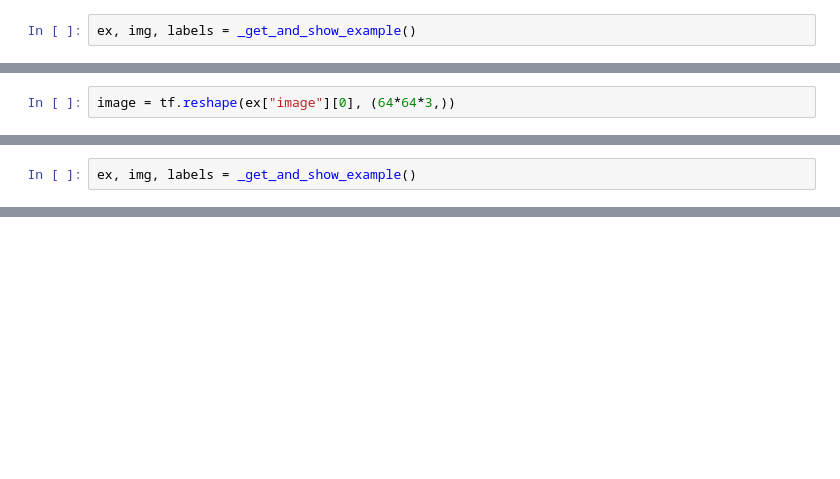
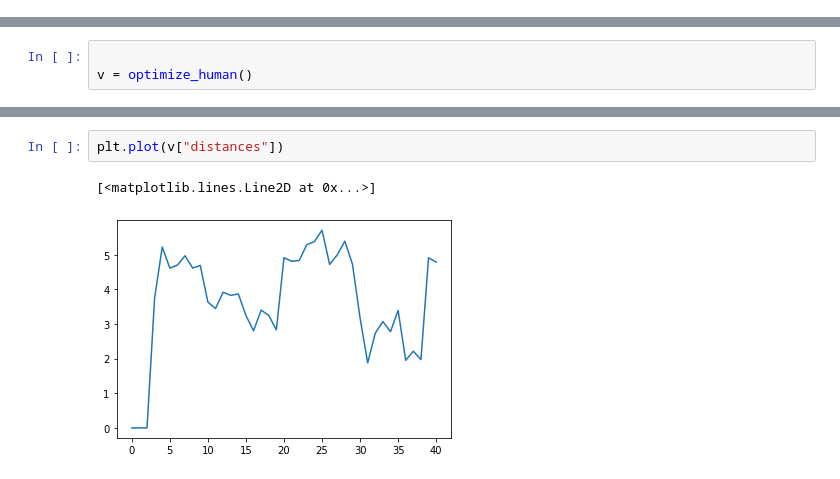
Before and after one commit to projectclarify/clarify, a Jupyter notebook: docs/demos/demo.ipynb, the cells around one changed output, grey strips where cells are left out. Drawn from its saved outputs; the diff is of its cells as text; blank space fills up the shorter version.

```diff
--- a/docs/demos/demo.ipynb
+++ b/docs/demos/demo.ipynb
@@ -251,2 +0,0 @@ _, _, _ = _get_and_show_example()
-# %%
-ex, img, labels = _get_and_show_example()
@@ -255,2 +0,0 @@ ex, img, labels = _get_and_show_example()
-# %%
-image = tf.reshape(ex["image"][0], (64*64*3,))
@@ -406,2 +0,0 @@ I0325 20:00:37.731470 139663710463808 serving_utils.py:51] Calling command: /hom
-# %%
-ex, img, labels = _get_and_show_example()
@@ -721,0 +474,3 @@ Profile session succeed for host(s):10.72.18.226
+# %%
+
+v = optimize_human()
@@ -721,0 +482,5 @@ Profile session succeed for host(s):10.72.18.226
+# %%
+plt.plot(v["distances"])
+# %% [output]
+[<matplotlib.lines.Line2D at 0x...>]
+[figure, added]
```
Also changed, not shown: parts of 78 cells of this notebook, 19 other files.
